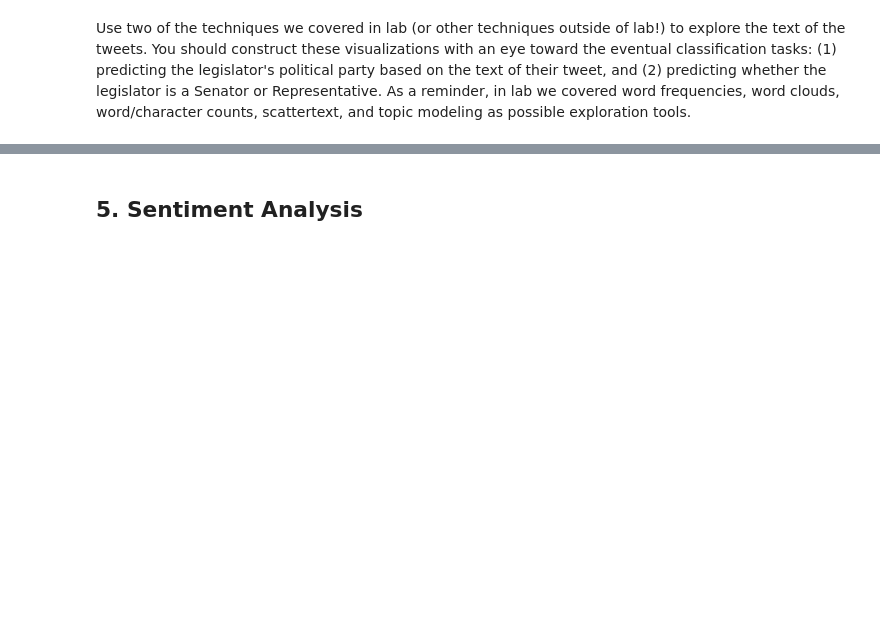
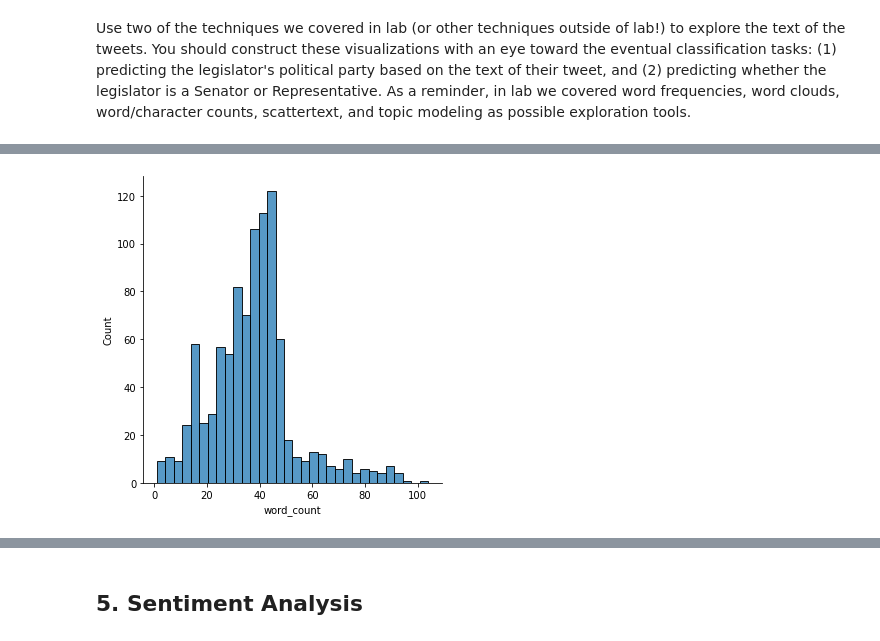
Before and after one commit to shrutibathia/project5, a Jupyter notebook: Project 5 Group 3.ipynb, the cells around one changed output, grey strips where cells are left out. Saved outputs shown, nothing was run; the diff lists cells and outputs as text; code cells hidden in the pictures; blank space fills up the shorter version.

```diff
--- a/Project 5 Group 3.ipynb
+++ b/Project 5 Group 3.ipynb
@@ -150,0 +159,5 @@ plt.show()
+# %%
+sns.displot(congress_tweets, x="word_count")
+plt.show()
+# %% [output]
+[figure, added]
```
Also changed, not shown: parts of 11 cells of this notebook, 1 other file.
